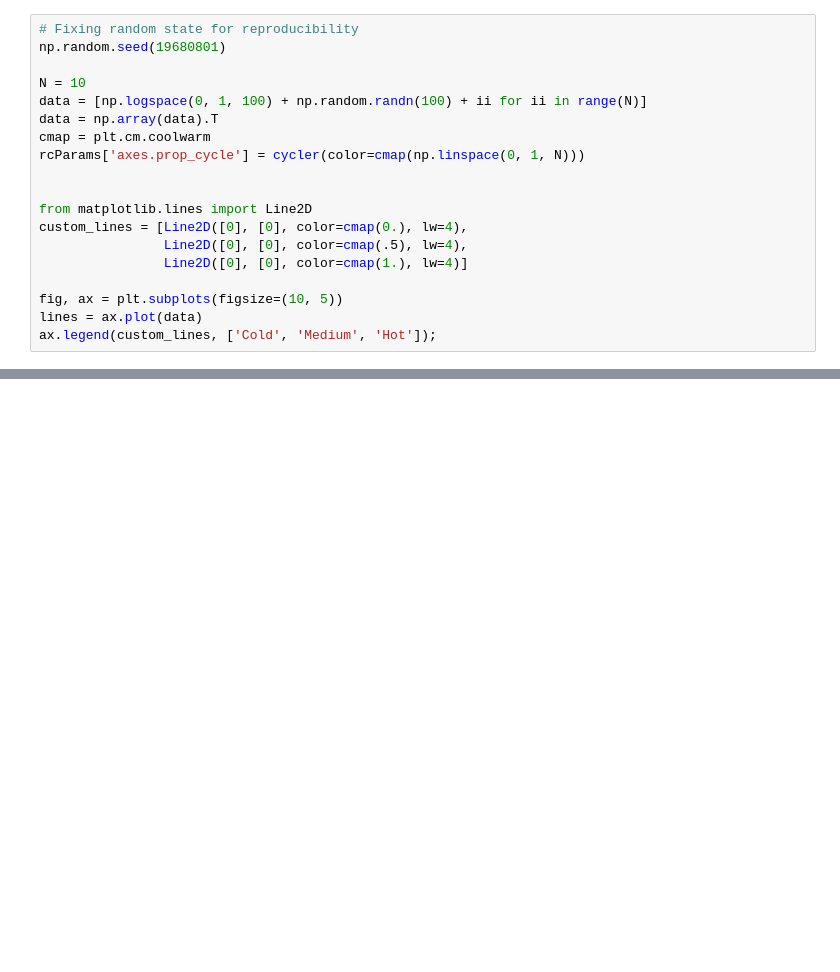
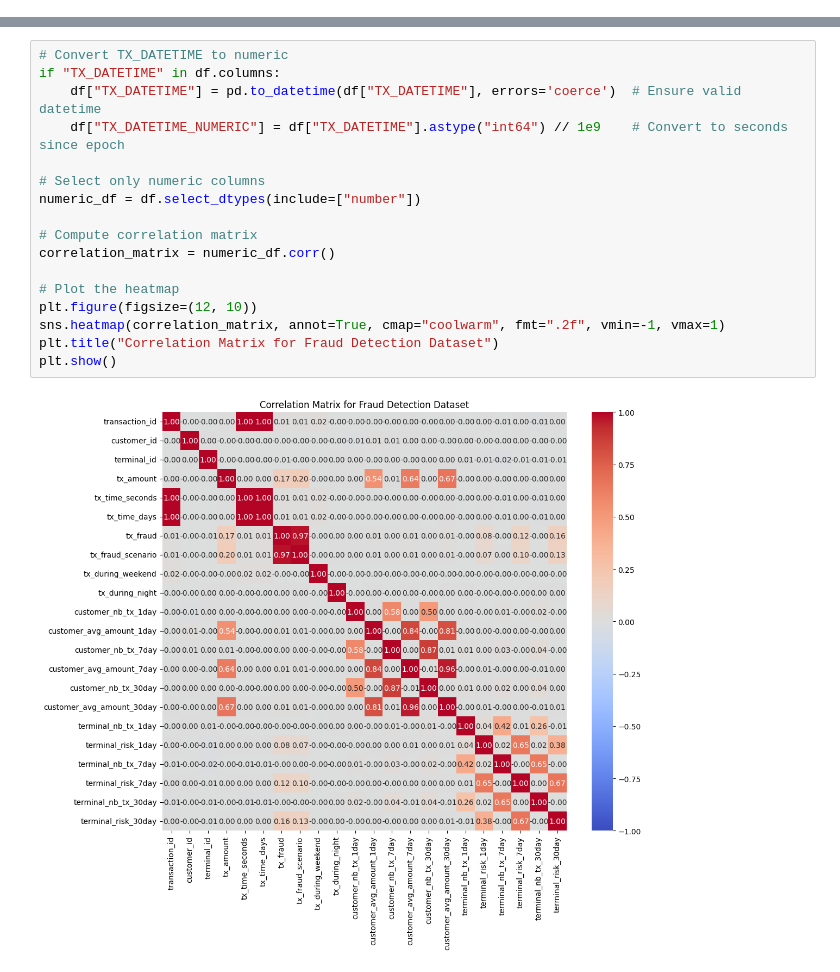
Before and after one commit to Bhavyak10/major_project, a Jupyter notebook: notebooks.ipynb, the cells around one changed output, grey strips where cells are left out. Cells and saved outputs as stored; diff of their text form; blank space fills up the shorter version.

```diff
--- a/notebooks.ipynb
+++ b/notebooks.ipynb
@@ -45,19 +0,0 @@ plt.ion()
-# %%
-# Fixing random state for reproducibility
-np.random.seed(19680801)
-
-N = 10
-data = [np.logspace(0, 1, 100) + np.random.randn(100) + ii for ii in range(N)]
-data = np.array(data).T
-cmap = plt.cm.coolwarm
-rcParams['axes.prop_cycle'] = cycler(color=cmap(np.linspace(0, 1, N)))
-
-
-from matplotlib.lines import Line2D
-custom_lines = [Line2D([0], [0], color=cmap(0.), lw=4),
-                Line2D([0], [0], color=cmap(.5), lw=4),
-                Line2D([0], [0], color=cmap(1.), lw=4)]
-
-fig, ax = plt.subplots(figsize=(10, 5))
-lines = ax.plot(data)
-ax.legend(custom_lines, ['Cold', 'Medium', 'Hot']);
@@ -66,0 +288,19 @@ with your book. For more information about this, see [the Jupyter Book documenta
+# %%
+# Convert TX_DATETIME to numeric
+if "TX_DATETIME" in df.columns:
+    df["TX_DATETIME"] = pd.to_datetime(df["TX_DATETIME"], errors='coerce')  # Ensure valid datetime
+    df["TX_DATETIME_NUMERIC"] = df["TX_DATETIME"].astype("int64") // 1e9    # Convert to seconds since epoch
+
+# Select only numeric columns
+numeric_df = df.select_dtypes(include=["number"])
+
+# Compute correlation matrix
+correlation_matrix = numeric_df.corr()
+
+# Plot the heatmap
+plt.figure(figsize=(12, 10))
+sns.heatmap(correlation_matrix, annot=True, cmap="coolwarm", fmt=".2f", vmin=-1, vmax=1)
+plt.title("Correlation Matrix for Fraud Detection Dataset")
+plt.show()
+# %% [output]
+[figure, added]
```
Also changed, not shown: parts of 31 cells of this notebook, 22 other files.
